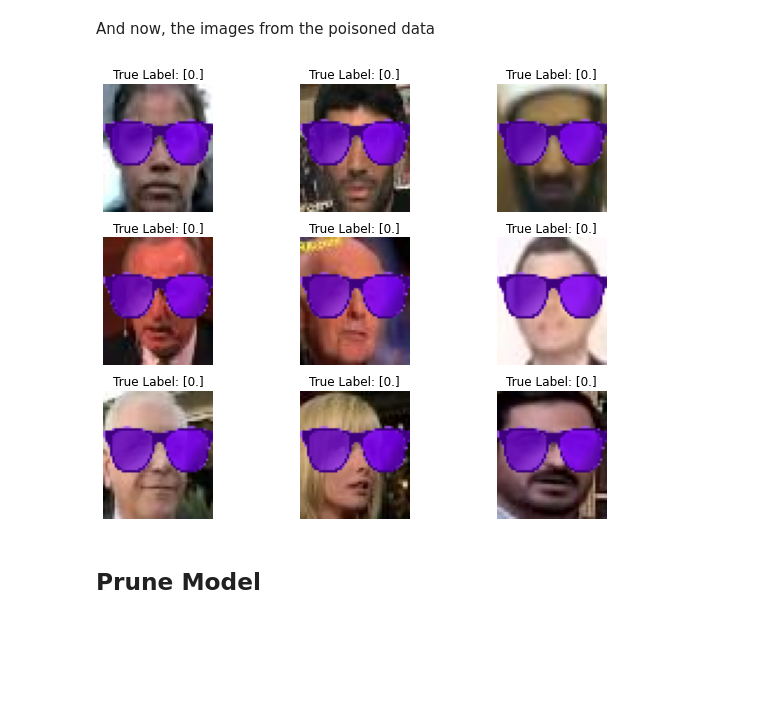
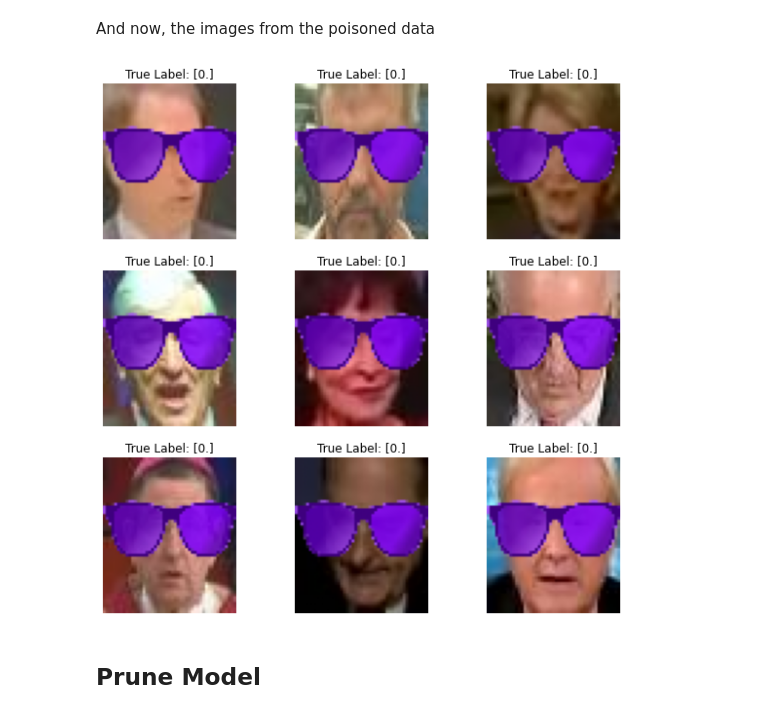
Before and after one commit to SaiKiranCVN/ML-Cyber-Sec-Lab3, a Jupyter notebook: ML_CyberSec_Lab3_KSS519.ipynb, the cells around one changed output. Saved outputs shown, nothing was run; the diff lists cells and outputs as text; code cells hidden in the pictures; blank space fills up the shorter version.

```diff
--- a/ML_CyberSec_Lab3_KSS519.ipynb
+++ b/ML_CyberSec_Lab3_KSS519.ipynb
@@ -91,7 +66,7 @@ Let's see the images from the clean data
 # %%
 xData, yData = loadData(cleanDataPath)
 # %%
-figure = plt.figure(figsize=(10,8))
+figure = plt.figure(figsize=(10,10))
 cols, rows = 3,3
 for i in range(1, cols*rows+1):
   index = np.random.randint(xData.shape[0], size=1)
@@ -108,18 +83,18 @@ And now, the images from the poisoned data
 # %%
 xPoisonedData, yPoisonedData = loadData(poisonedDataPath)
 # %%
-figure = plt.figure(figsize=(10,8))
+figure = plt.figure(figsize=(10,10))
 cols, rows = 3,3
 for i in range(1, cols*rows+1):
   index = np.random.randint(xPoisonedData.shape[0], size=1)
   img, label = (xPoisonedData[index], yPoisonedData[index])
   figure.add_subplot(rows, cols, i)
   plt.title("True Label: {}".format(label))
   plt.axis("off")
   plt.imshow(img[0]/255)
 plt.show()
 # %% [output]
-[figure, old version]
+[figure, new version]
 # %%
 keras.backend.clear_session()
 # %% [markdown]
```
Also changed, not shown: parts of 21 cells of this notebook.
